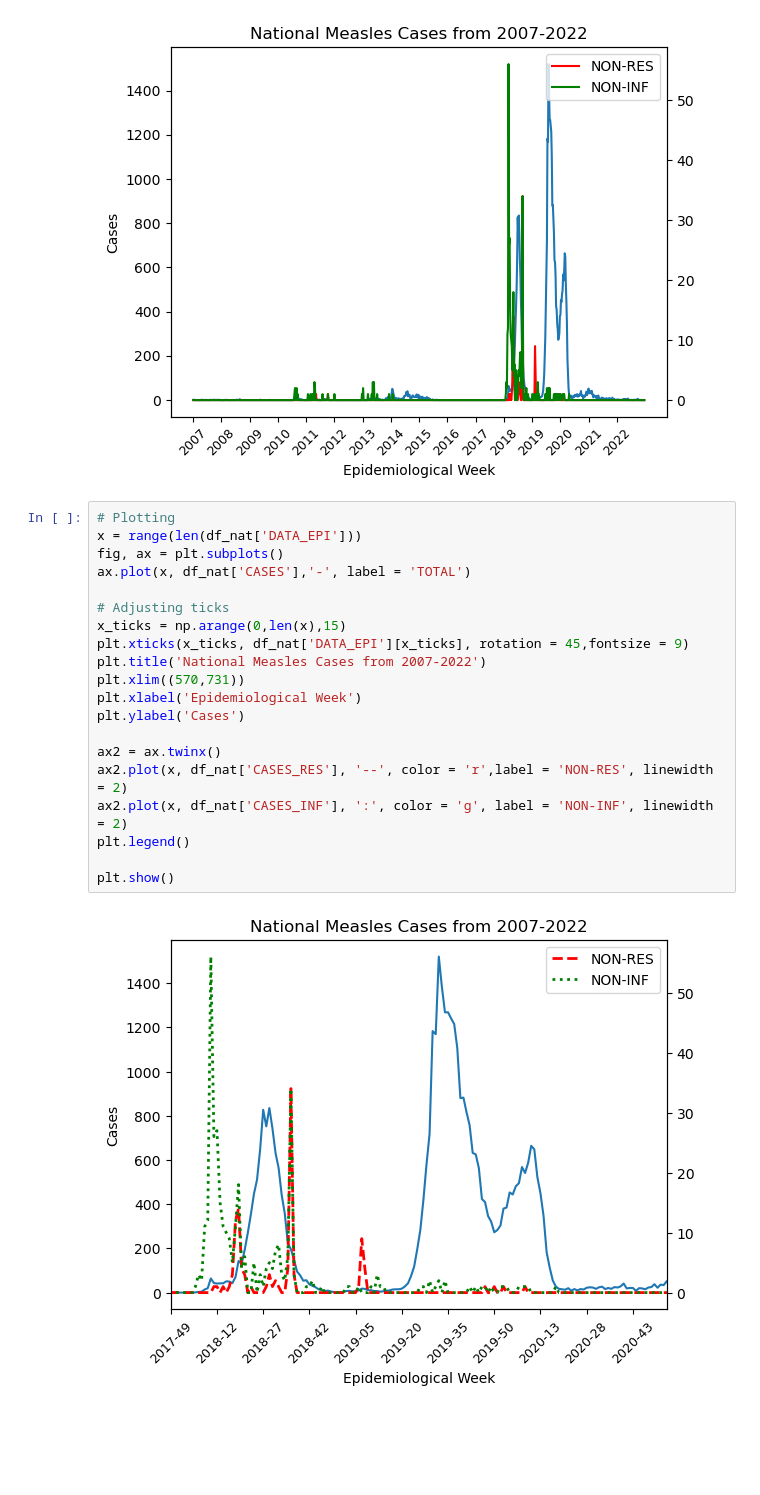
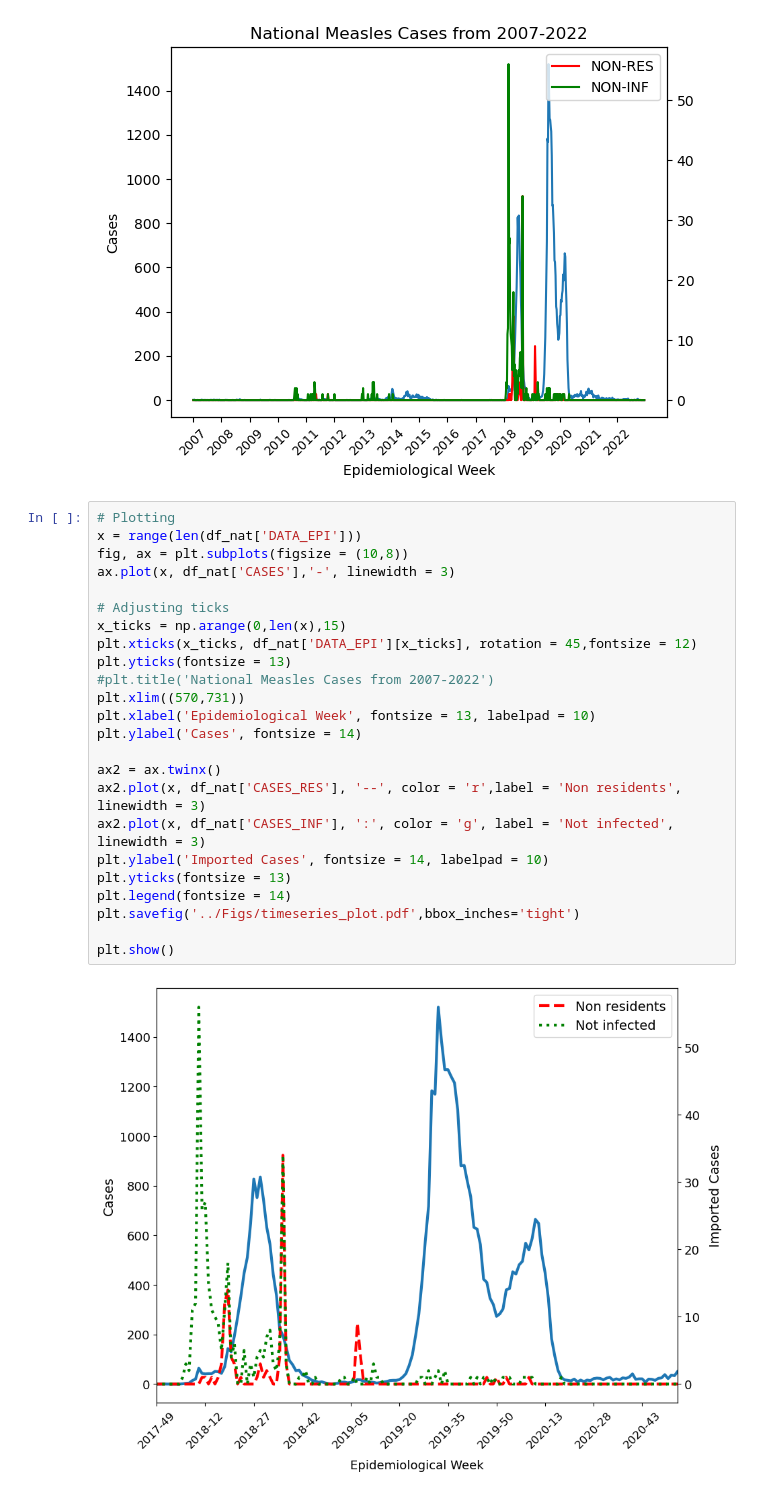
Before and after one commit to denisecammarota/measles-BR, a Jupyter notebook: Notebooks/Epidemic_Curves.ipynb, the cells around one changed output. Drawn from its saved outputs; the diff is of its cells as text; blank space fills up the shorter version.

Commit message:
updating plots

```diff
--- a/Notebooks/Epidemic_Curves.ipynb
+++ b/Notebooks/Epidemic_Curves.ipynb
@@ -241,25 +229,29 @@ plt.show()
 # %%
 # Plotting
 x = range(len(df_nat['DATA_EPI']))
-fig, ax = plt.subplots()
-ax.plot(x, df_nat['CASES'],'-', label = 'TOTAL')
+fig, ax = plt.subplots(figsize = (10,8))
+ax.plot(x, df_nat['CASES'],'-', linewidth = 3)
 
 # Adjusting ticks
 x_ticks = np.arange(0,len(x),15)
-plt.xticks(x_ticks, df_nat['DATA_EPI'][x_ticks], rotation = 45,fontsize = 9)
-plt.title('National Measles Cases from 2007-2022')
+plt.xticks(x_ticks, df_nat['DATA_EPI'][x_ticks], rotation = 45,fontsize = 12)
+plt.yticks(fontsize = 13)
+#plt.title('National Measles Cases from 2007-2022')
 plt.xlim((570,731))
-plt.xlabel('Epidemiological Week')
-plt.ylabel('Cases')
+plt.xlabel('Epidemiological Week', fontsize = 13, labelpad = 10)
+plt.ylabel('Cases', fontsize = 14)
 
 ax2 = ax.twinx()
-ax2.plot(x, df_nat['CASES_RES'], '--', color = 'r',label = 'NON-RES', linewidth = 2)
-ax2.plot(x, df_nat['CASES_INF'], ':', color = 'g', label = 'NON-INF', linewidth = 2)
-plt.legend()
+ax2.plot(x, df_nat['CASES_RES'], '--', color = 'r',label = 'Non residents', linewidth = 3)
+ax2.plot(x, df_nat['CASES_INF'], ':', color = 'g', label = 'Not infected', linewidth = 3)
+plt.ylabel('Imported Cases', fontsize = 14, labelpad = 10)
+plt.yticks(fontsize = 13)
+plt.legend(fontsize = 14)
+plt.savefig('../Figs/timeseries_plot.pdf',bbox_inches='tight')
 
 plt.show()
 # %% [output]
-[figure, old version]
+[figure, new version]
 # %%
 # Plotting
 x = range(len(df_nat['DATA_EPI']))
```
Also changed, not shown: parts of 2 cells of this notebook, 5 other files.
